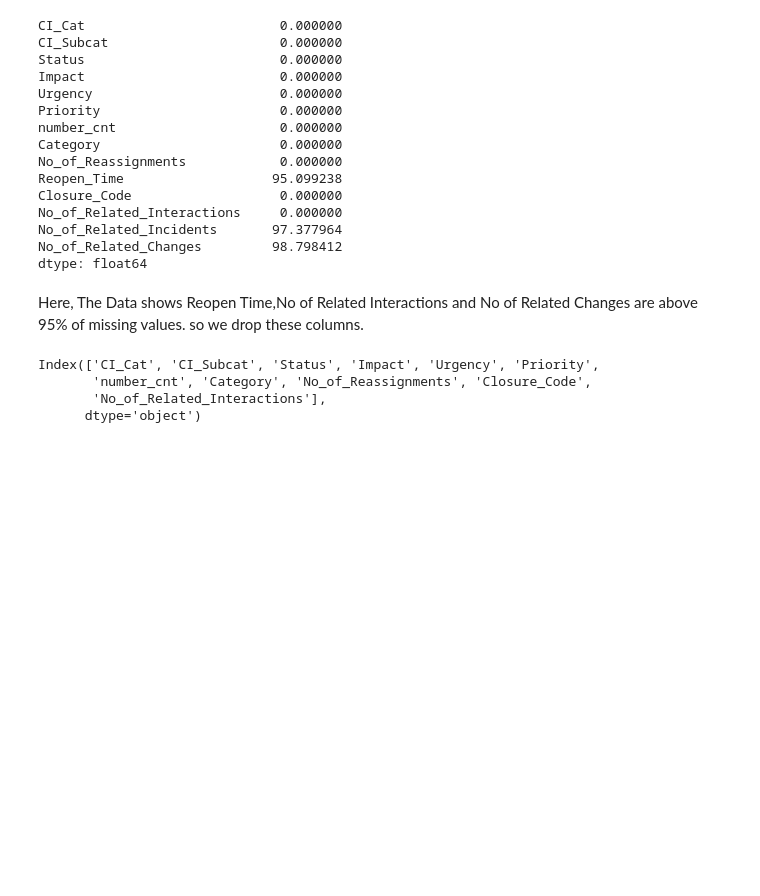
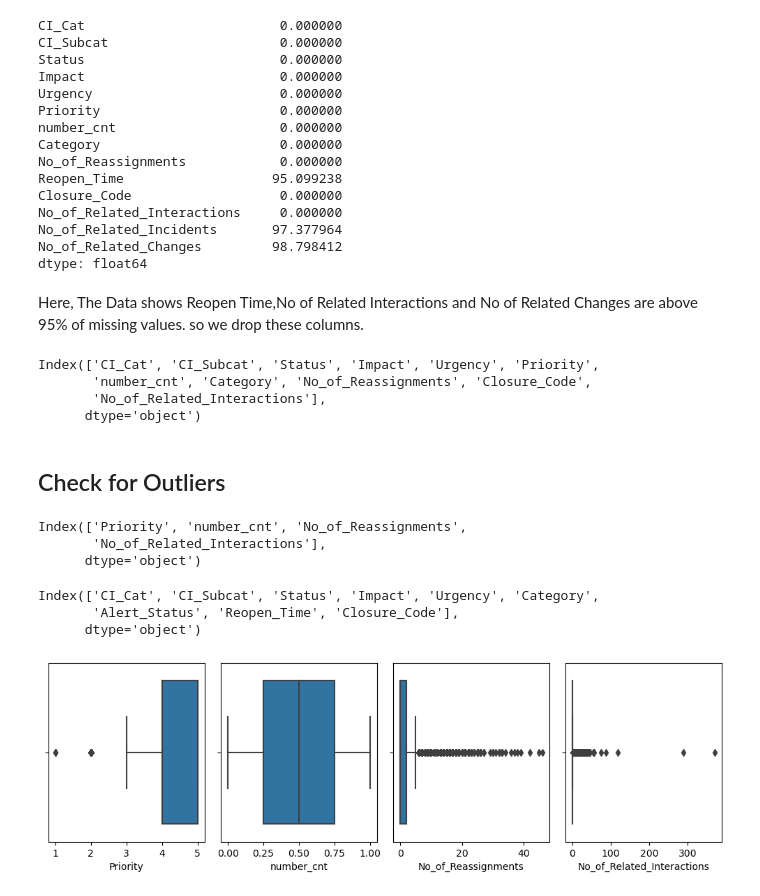
Before and after one commit to Dishantkharkar/ITSM-ML-Improvement-ABC-Tech, a Jupyter notebook: ISTM_Data_Preprocessing.ipynb, the cells around one changed output. Drawn from its saved outputs; the diff is of its cells as text; code cells hidden in the pictures; blank space fills up the shorter version.

Commit message:
Data Preprocessing

```diff
--- a/ISTM_Data_Preprocessing.ipynb
+++ b/ISTM_Data_Preprocessing.ipynb
@@ -678,3 +656,32 @@ Index(['CI_Cat', 'CI_Subcat', 'Status', 'Impact', 'Urgency', 'Priority',
        'number_cnt', 'Category', 'No_of_Reassignments', 'Closure_Code',
        'No_of_Related_Interactions'],
       dtype='object')
+# %% [markdown]
+## Check for Outliers
+# %%
+num_data=data.select_dtypes(include=["int64","float64"]).columns
+# %%
+num_data
+# %% [output]
+Index(['Priority', 'number_cnt', 'No_of_Reassignments',
+       'No_of_Related_Interactions'],
+      dtype='object')
+# %%
+cat_data
+# %% [output]
+Index(['CI_Cat', 'CI_Subcat', 'Status', 'Impact', 'Urgency', 'Category',
+       'Alert_Status', 'Reopen_Time', 'Closure_Code'],
+      dtype='object')
+# %%
+plt.figure(figsize=(10,6))
+plotnumber=1
+for col in num_data:
+  if plotnumber<8:
+    ax=plt.subplot(2,4,plotnumber)
+    sns.boxplot(x=data[col])
+    plt.xlabel(col,fontsize=10)
+
+  plotnumber+=1
+plt.tight_layout()
+# %% [output]
+[figure, added]
```
Also changed, not shown: parts of 33 cells of this notebook.
